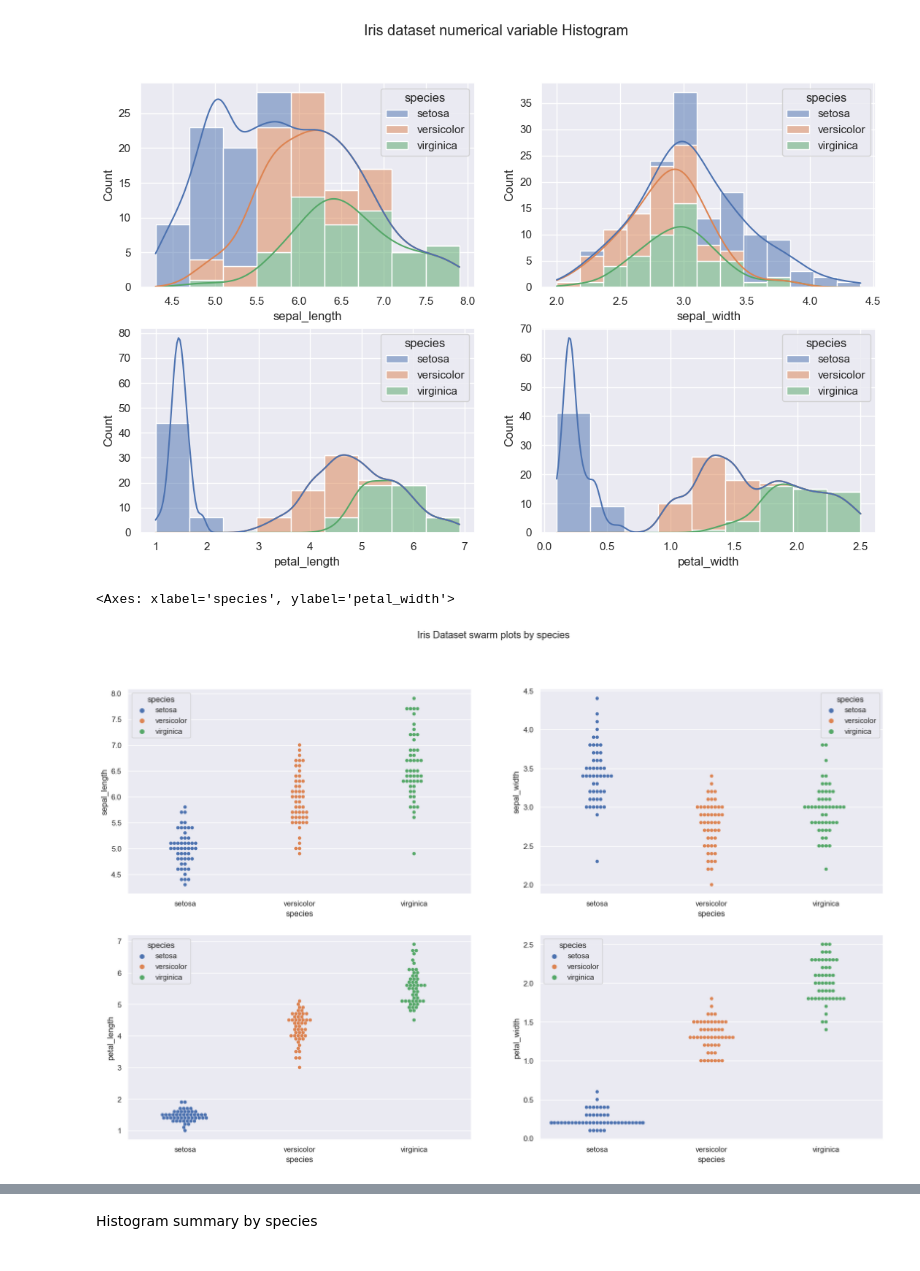
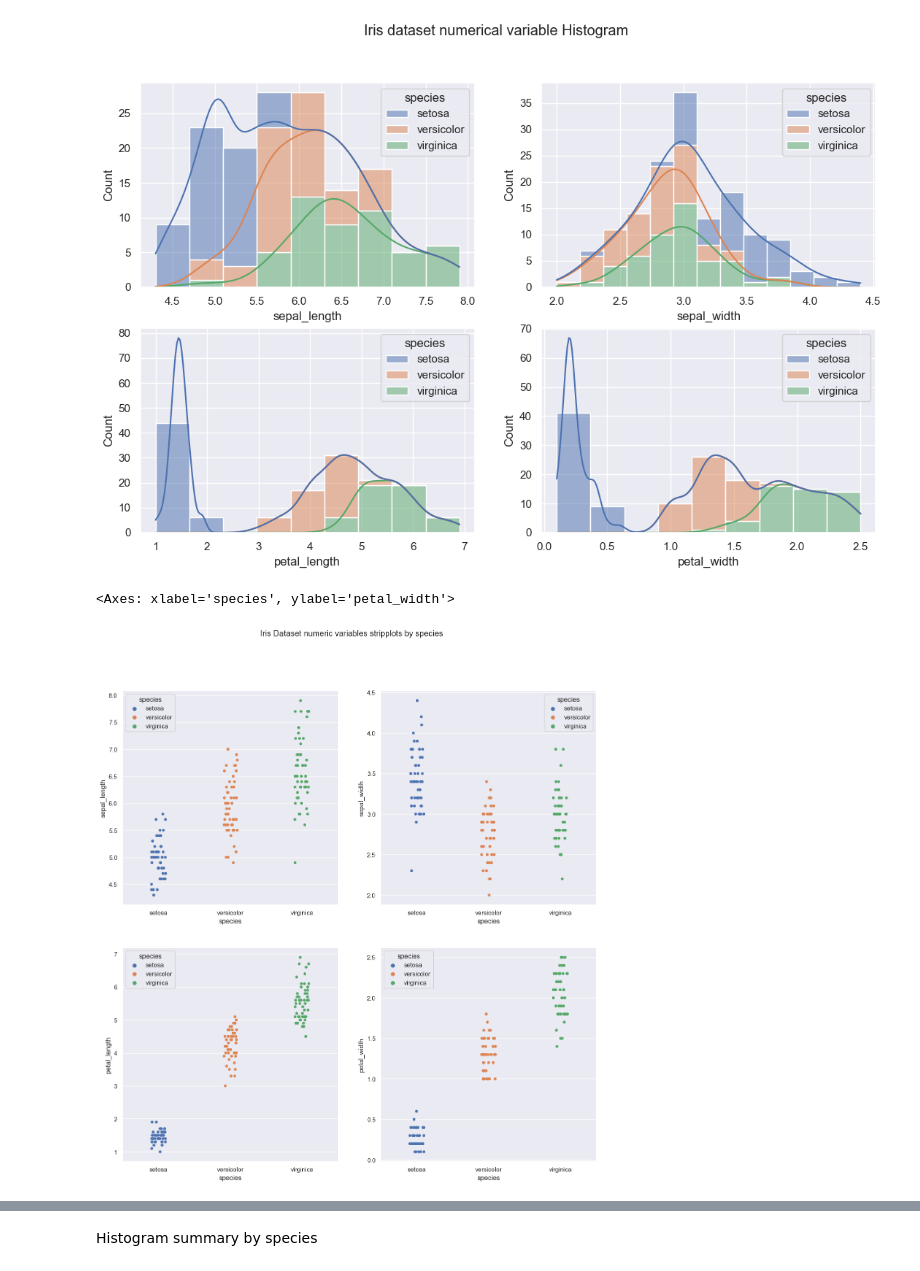
Before and after one commit to Gtalen/pands-project, a Jupyter notebook: iris.ipynb, the cells around one changed output, grey strips where cells are left out. Drawn from its saved outputs; the diff is of its cells as text; code cells hidden in the pictures.

```diff
--- a/iris.ipynb
+++ b/iris.ipynb
@@ -148,15 +160,14 @@ sns.histplot(data=iris_data, x='petal_width', hue='species', multiple='stack',kd
 <Axes: xlabel='petal_width', ylabel='Count'>
 [figure]
 # %%
-# Plotting a swarm[plot by species]
-fig, ax = plt.subplots(2, 2, figsize = (20, 12))
-fig.suptitle ('Iris Dataset swarm plots by species')
+fig, ax = plt.subplots(2, 2, figsize = (15, 15))
+fig.suptitle ('Iris Dataset numeric variables stripplots by species')
 
 #creating chart for each subplot
-sns.swarmplot(data=iris_data, y='sepal_length', x ='species', hue ='species', ax = ax [0, 0])
-sns.swarmplot(data=iris_data, y='sepal_width',  x ='species', hue ='species', ax = ax [0, 1])
-sns.swarmplot(data=iris_data, y='petal_length', x ='species', hue ='species', ax = ax [1, 0])
-sns.swarmplot(data=iris_data, y='petal_width',  x ='species', hue ='species', ax = ax [1, 1])
+sns.stripplot(data=iris_data, y='sepal_length', x ='species', hue ='species', ax = ax [0, 0])
+sns.stripplot(data=iris_data, y='sepal_width',  x ='species', hue ='species', ax = ax [0, 1])
+sns.stripplot(data=iris_data, y='petal_length', x ='species', hue ='species', ax = ax [1, 0])
+sns.stripplot(data=iris_data, y='petal_width',  x ='species', hue ='species', ax = ax [1, 1])
 # %% [output]
 <Axes: xlabel='species', ylabel='petal_width'>
-[figure, old version]
+[figure, new version]
```
Also changed, not shown: parts of 50 cells of this notebook, 1 other file.
